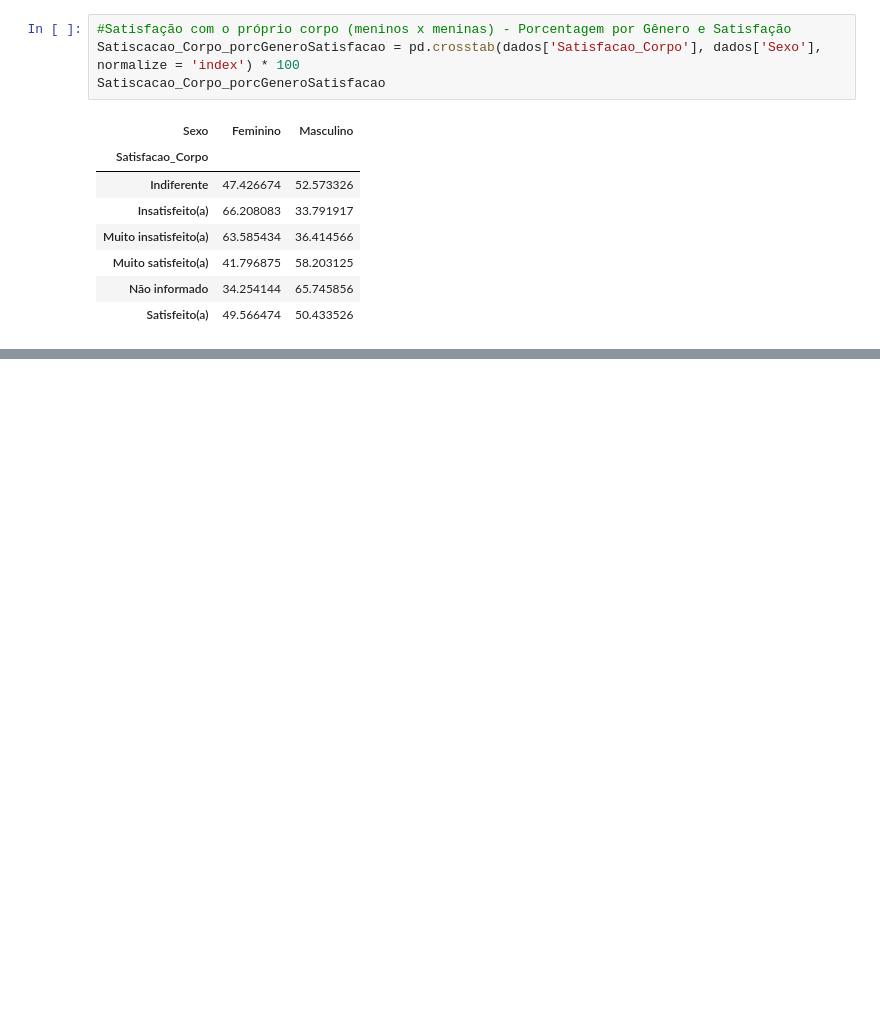
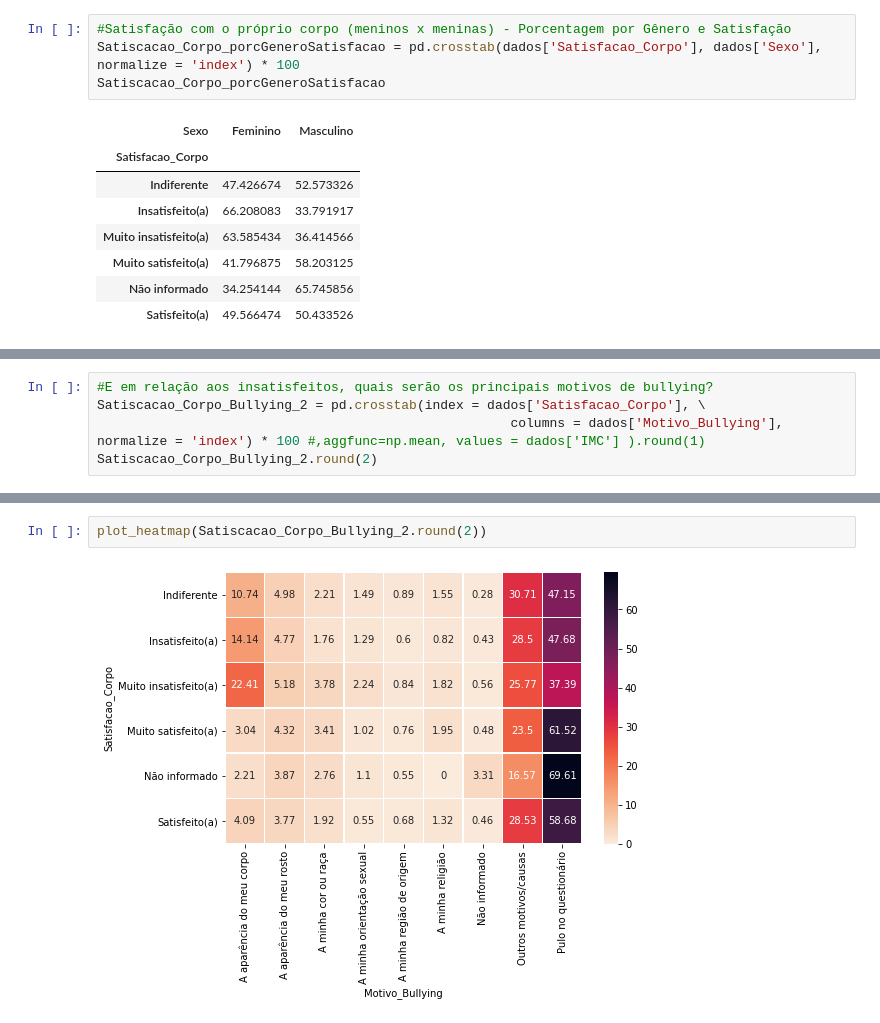
Before and after one commit to andrevcmelo/BootcampAlura2021, a Jupyter notebook: BootcampAlura_Modulo03.ipynb, the cells around one changed output, grey strips where cells are left out. Saved outputs shown, nothing was run; the diff lists cells and outputs as text; blank space fills up the shorter version.

```diff
--- a/BootcampAlura_Modulo03.ipynb
+++ b/BootcampAlura_Modulo03.ipynb
@@ -293,0 +391,5 @@ Satiscacao_Corpo_porcGeneroSatisfacao2
+# %%
+#E em relação aos insatisfeitos, quais serão os principais motivos de bullying?
+Satiscacao_Corpo_Bullying_2 = pd.crosstab(index = dados['Satisfacao_Corpo'], \
+                                                     columns = dados['Motivo_Bullying'], normalize = 'index') * 100 #,aggfunc=np.mean, values = dados['IMC'] ).round(1)
+Satiscacao_Corpo_Bullying_2.round(2)
@@ -293,0 +405,4 @@ Satiscacao_Corpo_porcGeneroSatisfacao2
+# %%
+plot_heatmap(Satiscacao_Corpo_Bullying_2.round(2))
+# %% [output]
+[figure, added]
```
Also changed, not shown: parts of 20 cells of this notebook.
